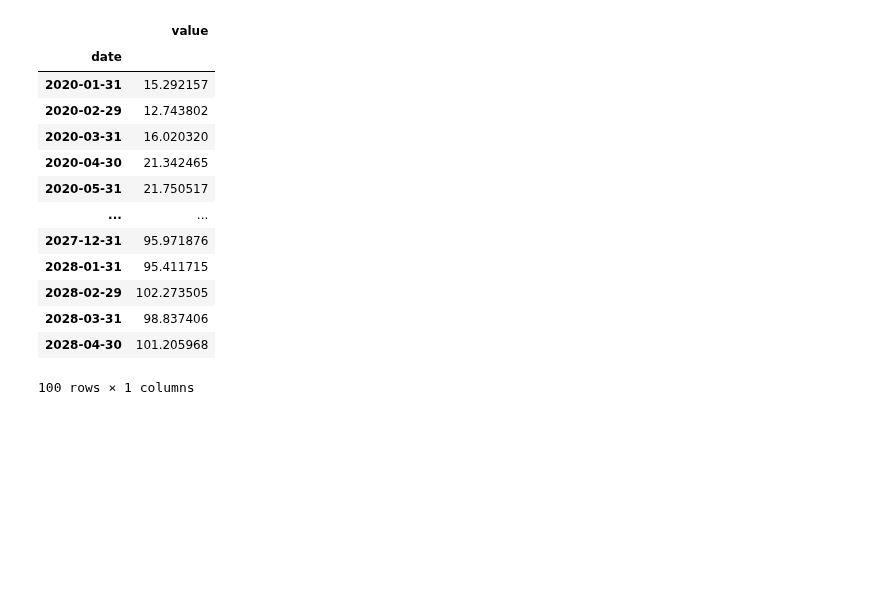
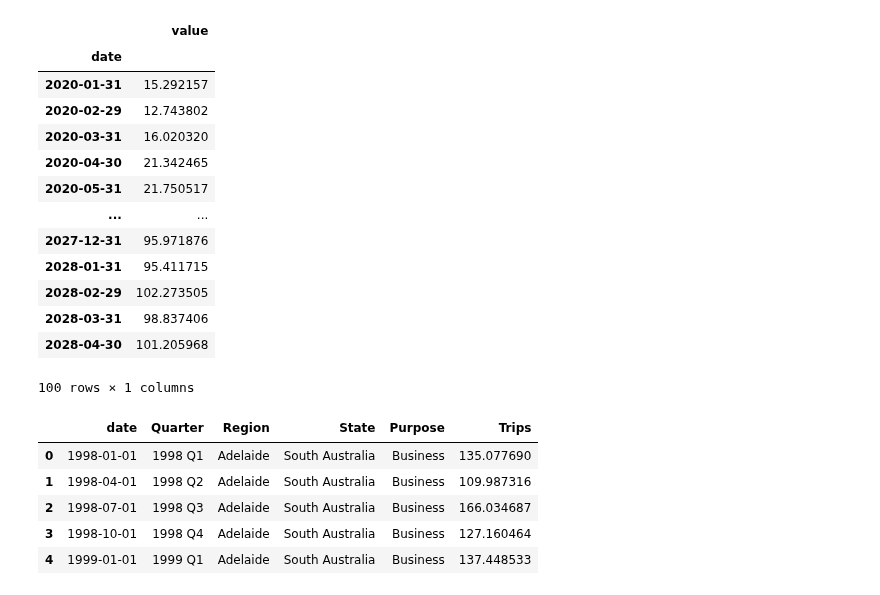
Before and after one commit to DavidGuzzi/TSA, a Jupyter notebook: Forecasting Principles and Practice 3rd/2/4.ipynb, the cells around one changed output. Saved outputs shown, nothing was run; the diff lists cells and outputs as text; code cells hidden in the pictures; blank space fills up the shorter version.

```diff
--- a/Forecasting Principles and Practice 3rd/2/4.ipynb
+++ b/Forecasting Principles and Practice 3rd/2/4.ipynb
@@ -347,0 +350,9 @@ df2
+# %%
+df.head()
+# %% [output]
+|  | date | Quarter | Region | State | Purpose | Trips |
+| 0 | 1998-01-01 | 1998 Q1 | Adelaide | South Australia | Business | 135.077690 |
+| 1 | 1998-04-01 | 1998 Q2 | Adelaide | South Australia | Business | 109.987316 |
+| 2 | 1998-07-01 | 1998 Q3 | Adelaide | South Australia | Business | 166.034687 |
+| 3 | 1998-10-01 | 1998 Q4 | Adelaide | South Australia | Business | 127.160464 |
+| 4 | 1999-01-01 | 1999 Q1 | Adelaide | South Australia | Business | 137.448533 |
```
Also changed, not shown: parts of 5 cells of this notebook, 1 other file.
